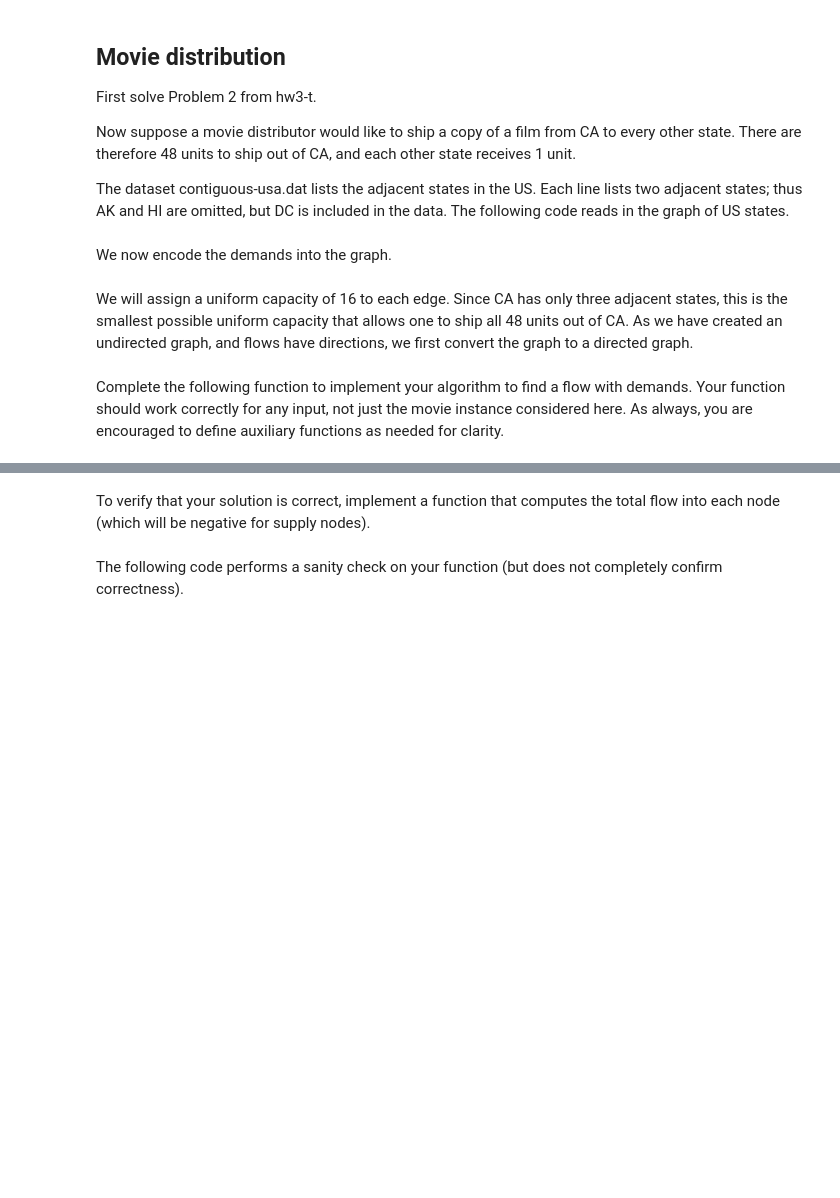
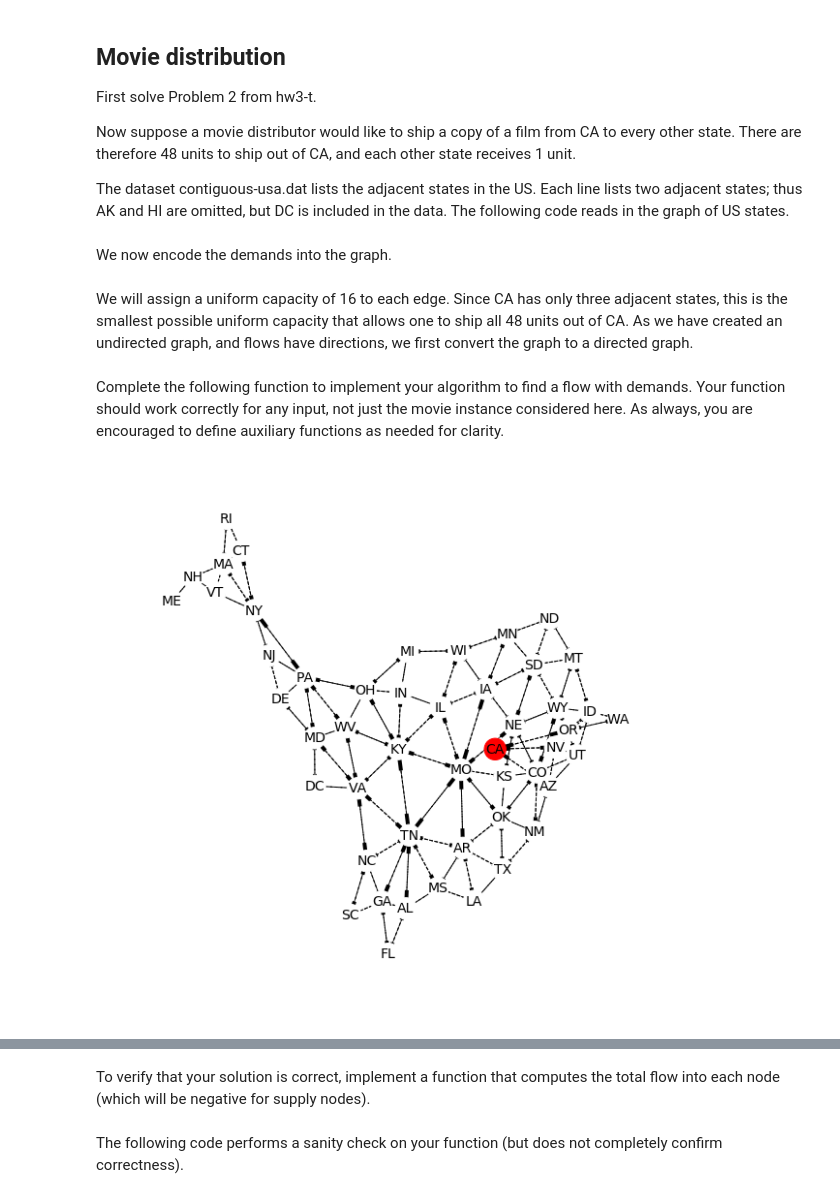
Before and after one commit to kmamykin/CSORW4246, a Jupyter notebook: hw3p.ipynb, the cells around one changed output, grey strips where cells are left out. Cells and saved outputs as stored; diff of their text form; code cells hidden in the pictures; blank space fills up the shorter version.

```diff
--- a/hw3p.ipynb
+++ b/hw3p.ipynb
@@ -38,6 +38,66 @@ for (s1, s2) in G.edges():
     G.edge[s1][s2]['capacity'] = uniform_capacity
 # %% [markdown]
 Complete the following function to implement your algorithm to find a flow with demands. Your function should work correctly for any input, not just the movie instance considered here. As always, you are encouraged to define auxiliary functions as needed for clarity.
+# %%
+# REMOVE ME
+import matplotlib.pyplot as plt
+%matplotlib inline
+
+def plot_graph(G):
+    plt.figure(figsize=(10,10))
+    nodes_to_dist = nx.single_source_shortest_path_length(G,'CA')
+    inverted = ((v, k) for k, v in nodes_to_dist.iteritems())
+    def upsert(d, (k,v)):
+        if k in d:
+            l = d[k]
+            l.append(v)
+            d.update({k : l})
+        else:
+            d.update({k : [v]})
+        return d
+    inverted_dict = reduce(upsert, inverted, {})
+    shells = [inverted_dict[k] for k in sorted(inverted_dict.keys())]
+    #print(inverted_dict)
+    #print(shells)
+    pos=nx.shell_layout(G, shells) # positions for all nodes
+
+    #pos=nx.spring_layout(G) # positions for all nodes
+    # nodes
+    nx.draw_networkx_nodes(G, pos, node_size=500)
+
+    # edges
+    nx.draw_networkx_edges(G, pos, edgelist=G.edges(data=True), width=1, style='dashed')
+    #nx.draw_networkx_edges(G,pos,edgelist=G.edges(data=True), width=6, alpha=0.5, edge_color='b', style='dashed')
+
+    # labels
+    nx.draw_networkx_labels(G, pos, font_size=14, font_family='sans-serif')
+
+    plt.axis('off')
+    #plt.savefig("weighted_graph.png") # save as png
+    plt.show() # display
+
+def spring_plot(G):
+    plt.figure(figsize=(10,10))
+    initial_pos = {'CA': (0.01,0.01)}
+    pos=nx.spring_layout(G, iterations=300, fixed=initial_pos.keys(), k=0.05)
+    nx.draw_networkx_nodes(G, pos, node_size=500, node_color=['r' if n == 'CA' else 'w' for n in G.nodes()])
+    nx.draw_networkx_edges(G, pos, edgelist=G.edges(data=True), width=1, style='dashed')
+    #sp = nx.shortest_path(G, 'CA', 'ME')
+    #pairs = [(u,v) for u, v in zip(sp[:-1], sp[1:])]
+    #nx.draw_networkx_edges(G, pos, edgelist=pairs, width=2, edge_color='b', style='solid')
+    nx.draw_networkx_labels(G, pos, font_size=14, font_family='sans-serif')
+    plt.axis('off')
+    plt.show()
+
+def flow_to_graph(flow):
+    g = nx.Graph()
+    for u, vs in flow.iteritems():
+        for v, f in vs.iteritems():
+            g.add_edge(u, v, capacity=f)
+    return g
+spring_plot(G)
+# %% [output]
+[figure, added]
 # %%
 def flow_with_demands(graph):
     """Computes a flow with demands over the given graph.
```
Also changed, not shown: parts of 3 cells of this notebook, 2 other files.
